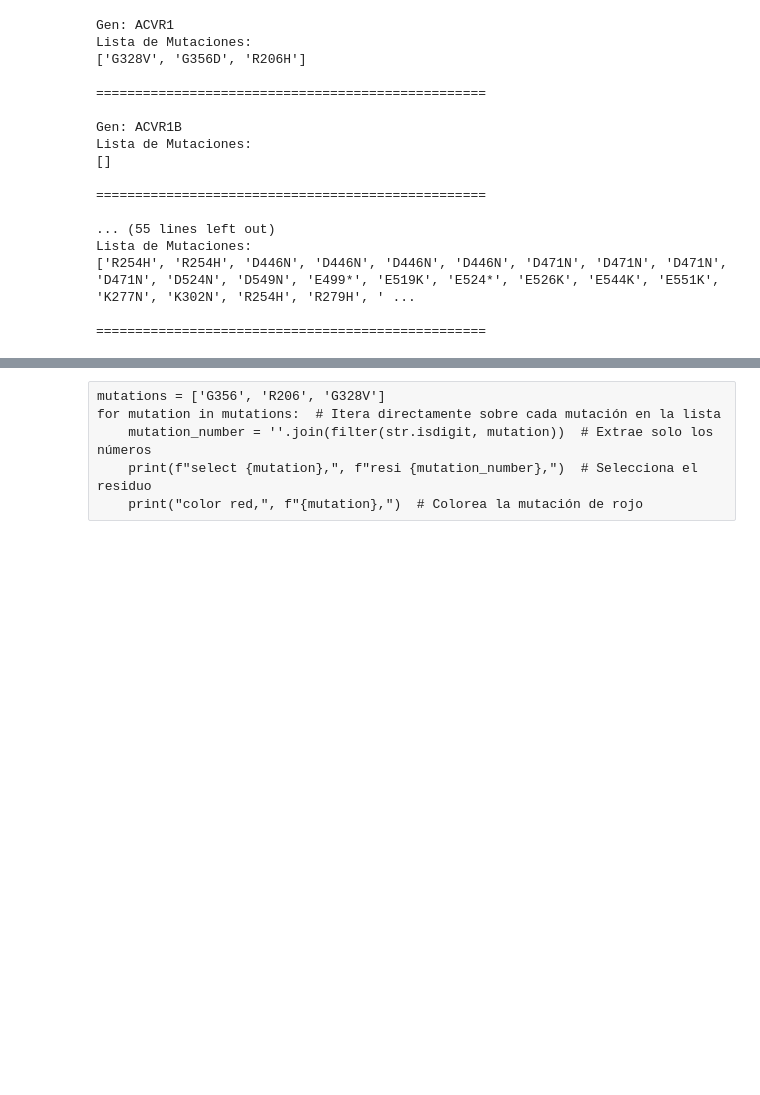
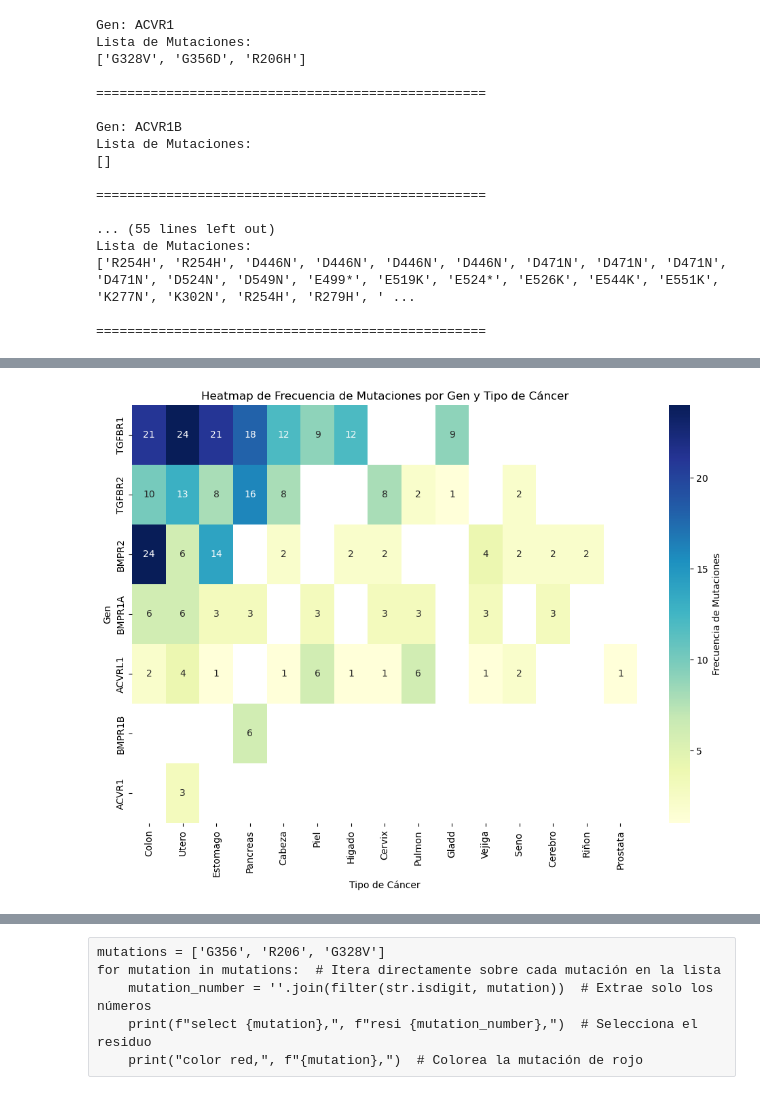
Before and after one commit to Nanocell-Lab/TCancer_RareDiseases, a Jupyter notebook: src/07.crossroad_cancer_RareDiseases.ipynb, the cells around one changed output, grey strips where cells are left out. Cells and saved outputs as stored; diff of their text form; code cells hidden in the pictures; blank space fills up the shorter version.

```diff
--- a/src/07.crossroad_cancer_RareDiseases.ipynb
+++ b/src/07.crossroad_cancer_RareDiseases.ipynb
@@ -977,0 +1048,10 @@ Lista de Mutaciones:
+# %%
+# Paso 1: Eliminar duplicados por paciente y gen, pero considerando solo mutaciones únicas por gen y paciente
+df_unique = df_concat_rare.drop_duplicates(subset=['Gen_names', 'aa_mutation','tipo_cancer','Disease'])
+
+# Paso 2: Contar la frecuencia de mutación por gen (mutaciones únicas por paciente)
+mutation_frequencies_cancer_rare = df_unique.groupby(['Gen_names','tipo_cancer','Disease']).size().reset_index(name='mutation_count')
+
+
+# Paso 3: Mostrar los resultados
+mutation_frequencies_cancer_rare.sort_values(ascending=False, by='mutation_count')
@@ -977,0 +1072,30 @@ Lista de Mutaciones:
+# %%
+import seaborn as sns
+import matplotlib.pyplot as plt
+import pandas as pd
+
+# Asegúrate de que los genes y tipos de cáncer estén ordenados por la suma de mutaciones
+ordered_genes = mutation_frequencies_cancer_rare.groupby('Gen_names')['mutation_count'].sum().sort_values(ascending=False).index
+ordered_cancer = mutation_frequencies_cancer_rare.groupby('tipo_cancer')['mutation_count'].sum().sort_values(ascending=False).index
+
+# Pivotear el DataFrame para que quede en formato adecuado para el heatmap
+heatmap_data = mutation_frequencies_cancer_rare.pivot_table(
+    index='Gen_names',
+    columns='tipo_cancer',
+    values='mutation_count',
+    aggfunc='sum'  # Asegúrate de que se agregue la frecuencia por gen y tipo de cáncer
+).reindex(index=ordered_genes, columns=ordered_cancer)
+
+# Crear el heatmap usando seaborn
+plt.figure(figsize=(12, 8))
+sns.heatmap(heatmap_data, cmap="YlGnBu", annot=True, fmt=".0f", cbar_kws={'label': 'Frecuencia de Mutaciones'})
+
+# Añadir título y etiquetas
+plt.title("Heatmap de Frecuencia de Mutaciones por Gen y Tipo de Cáncer")
+plt.xlabel("Tipo de Cáncer")
+plt.ylabel("Gen")
+
+# Mostrar el gráfico
+plt.show()
+# %% [output]
+[figure, added]
```
Also changed, not shown: parts of 10 cells of this notebook, 5 other files.
